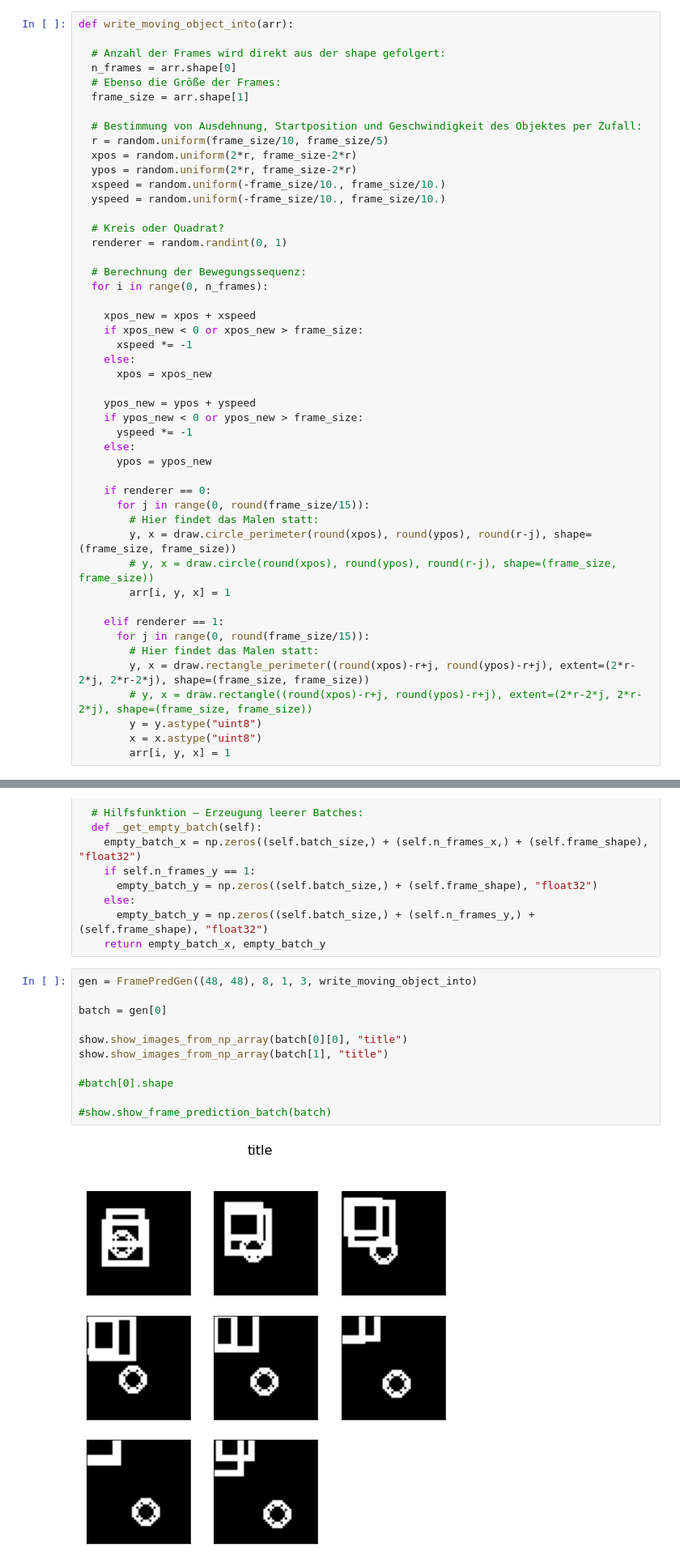
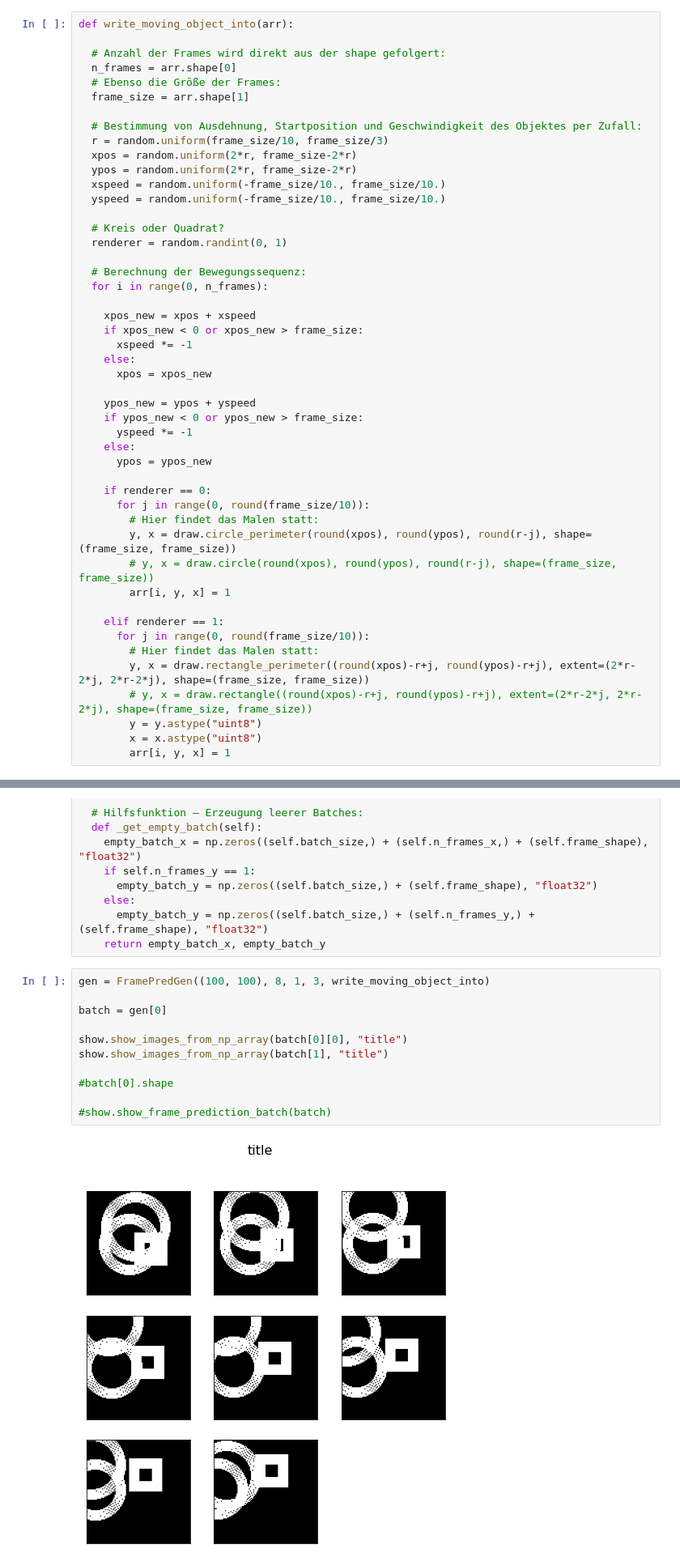
Before and after one commit to MaschinenNah/FramePred2021, a Jupyter notebook: FramePred2021_01_moving_objects.ipynb, the cells around one changed output, grey strips where cells are left out. Shown at 81% size. Cells and saved outputs as stored; diff of their text form.

```diff
--- a/FramePred2021_01_moving_objects.ipynb
+++ b/FramePred2021_01_moving_objects.ipynb
@@ -61,7 +61,7 @@ def write_moving_object_into(arr):
   frame_size = arr.shape[1]
 
   # Bestimmung von Ausdehnung, Startposition und Geschwindigkeit des Objektes per Zufall:
-  r = random.uniform(frame_size/10, frame_size/5)
+  r = random.uniform(frame_size/10, frame_size/3)
   xpos = random.uniform(2*r, frame_size-2*r)
   ypos = random.uniform(2*r, frame_size-2*r)
   xspeed = random.uniform(-frame_size/10., frame_size/10.)
@@ -86,14 +86,14 @@ def write_moving_object_into(arr):
       ypos = ypos_new
 
     if renderer == 0:
-      for j in range(0, round(frame_size/15)):
+      for j in range(0, round(frame_size/10)):
         # Hier findet das Malen statt:
         y, x = draw.circle_perimeter(round(xpos), round(ypos), round(r-j), shape=(frame_size, frame_size))
         # y, x = draw.circle(round(xpos), round(ypos), round(r-j), shape=(frame_size, frame_size))
         arr[i, y, x] = 1
 
     elif renderer == 1:
-      for j in range(0, round(frame_size/15)):
+      for j in range(0, round(frame_size/10)):
         # Hier findet das Malen statt:
         y, x = draw.rectangle_perimeter((round(xpos)-r+j, round(ypos)-r+j), extent=(2*r-2*j, 2*r-2*j), shape=(frame_size, frame_size))
         # y, x = draw.rectangle((round(xpos)-r+j, round(ypos)-r+j), extent=(2*r-2*j, 2*r-2*j), shape=(frame_size, frame_size))
@@ -174,15 +174,15 @@ class FramePredGen(Sequence):
       empty_batch_y = np.zeros((self.batch_size,) + (self.n_frames_y,) + (self.frame_shape), "float32")
     return empty_batch_x, empty_batch_y
 # %%
-gen = FramePredGen((48, 48), 8, 1, 3, write_moving_object_into)
+gen = FramePredGen((100, 100), 8, 1, 3, write_moving_object_into)
 
 batch = gen[0]
 
 show.show_images_from_np_array(batch[0][0], "title")
 show.show_images_from_np_array(batch[1], "title")
 
 #batch[0].shape
 
 #show.show_frame_prediction_batch(batch)
 # %% [output]
-[figure, old version]
+[figure, new version]
```
Also changed, not shown: parts of 7 cells of this notebook.
